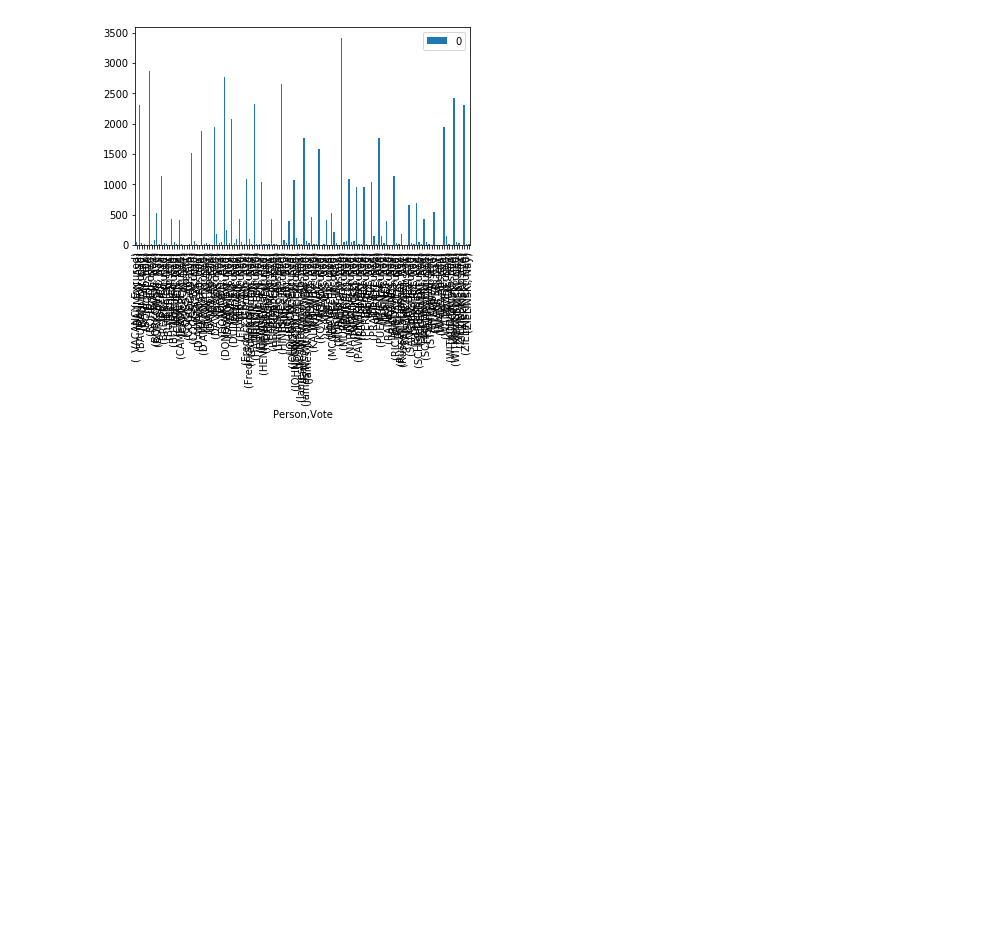
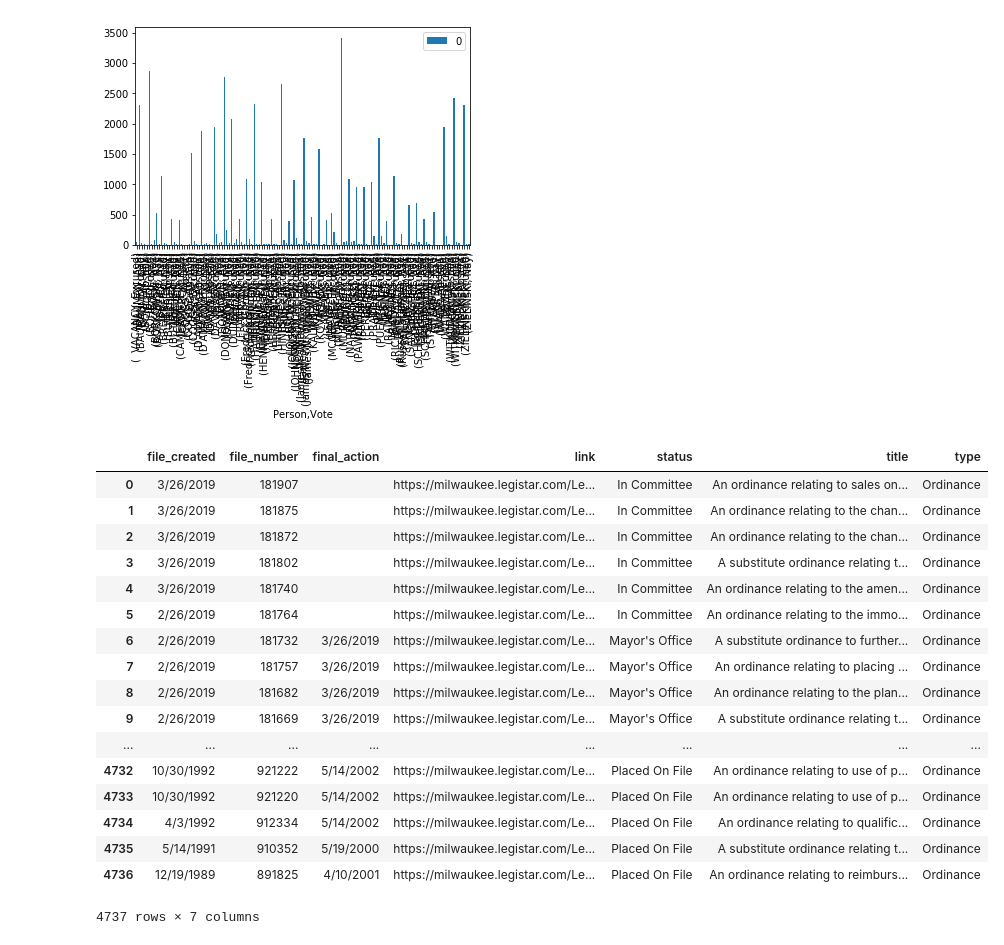
Before and after one commit to Aycrazy/voting_records_mke, a Jupyter notebook: get_voting_records.ipynb, the cells around one changed output. Saved outputs shown, nothing was run; the diff lists cells and outputs as text; code cells hidden in the pictures; blank space fills up the shorter version.

```diff
--- a/get_voting_records.ipynb
+++ b/get_voting_records.ipynb
@@ -654,4 +603,4 @@ PUBLIC SAFETY AND HEALTH COMMITTEE                 5
 DAILY REPORTER                                     1
 Name: In_Control, dtype: int64
 # %%
-meta_df =  pd.read_sql('SELECT * FROM meta_data;', connection, index_col='index')
+#meta_df =  pd.read_sql('SELECT * FROM meta_data;', connection, index_col='index')
@@ -872,0 +766,21 @@ votes_df.groupby(['Person','Vote']).size().to_frame().plot.bar()
+# %%
+meta_df
+# %% [output]
+|  | file_created | file_number | final_action | link | status | title | type |
+| 0 | 3/26/2019 | 181907 |  | https://milwaukee.legistar.com/Le... | In Committee | An ordinance relating to sales on... | Ordinance |
+| 1 | 3/26/2019 | 181875 |  | https://milwaukee.legistar.com/Le... | In Committee | An ordinance relating to the chan... | Ordinance |
+| 2 | 3/26/2019 | 181872 |  | https://milwaukee.legistar.com/Le... | In Committee | An ordinance relating to the chan... | Ordinance |
+| 3 | 3/26/2019 | 181802 |  | https://milwaukee.legistar.com/Le... | In Committee | A substitute ordinance relating t... | Ordinance |
+| 4 | 3/26/2019 | 181740 |  | https://milwaukee.legistar.com/Le... | In Committee | An ordinance relating to the amen... | Ordinance |
+| 5 | 2/26/2019 | 181764 |  | https://milwaukee.legistar.com/Le... | In Committee | An ordinance relating to the immo... | Ordinance |
+| 6 | 2/26/2019 | 181732 | 3/26/2019 | https://milwaukee.legistar.com/Le... | Mayor's Office | A substitute ordinance to further... | Ordinance |
+| 7 | 2/26/2019 | 181757 | 3/26/2019 | https://milwaukee.legistar.com/Le... | Mayor's Office | An ordinance relating to placing ... | Ordinance |
+| 8 | 2/26/2019 | 181682 | 3/26/2019 | https://milwaukee.legistar.com/Le... | Mayor's Office | An ordinance relating to the plan... | Ordinance |
+| 9 | 2/26/2019 | 181669 | 3/26/2019 | https://milwaukee.legistar.com/Le... | Mayor's Office | A substitute ordinance relating t... | Ordinance |
+| ... | ... | ... | ... | ... | ... | ... | ... |
+| 4732 | 10/30/1992 | 921222 | 5/14/2002 | https://milwaukee.legistar.com/Le... | Placed On File | An ordinance relating to use of p... | Ordinance |
+| 4733 | 10/30/1992 | 921220 | 5/14/2002 | https://milwaukee.legistar.com/Le... | Placed On File | An ordinance relating to use of p... | Ordinance |
+| 4734 | 4/3/1992 | 912334 | 5/14/2002 | https://milwaukee.legistar.com/Le... | Placed On File | An ordinance relating to qualific... | Ordinance |
+| 4735 | 5/14/1991 | 910352 | 5/19/2000 | https://milwaukee.legistar.com/Le... | Placed On File | A substitute ordinance relating t... | Ordinance |
+| 4736 | 12/19/1989 | 891825 | 4/10/2001 | https://milwaukee.legistar.com/Le... | Placed On File | An ordinance relating to reimburs... | Ordinance |
+4737 rows × 7 columns
```
Also changed, not shown: parts of 51 cells of this notebook, 1 other file.
